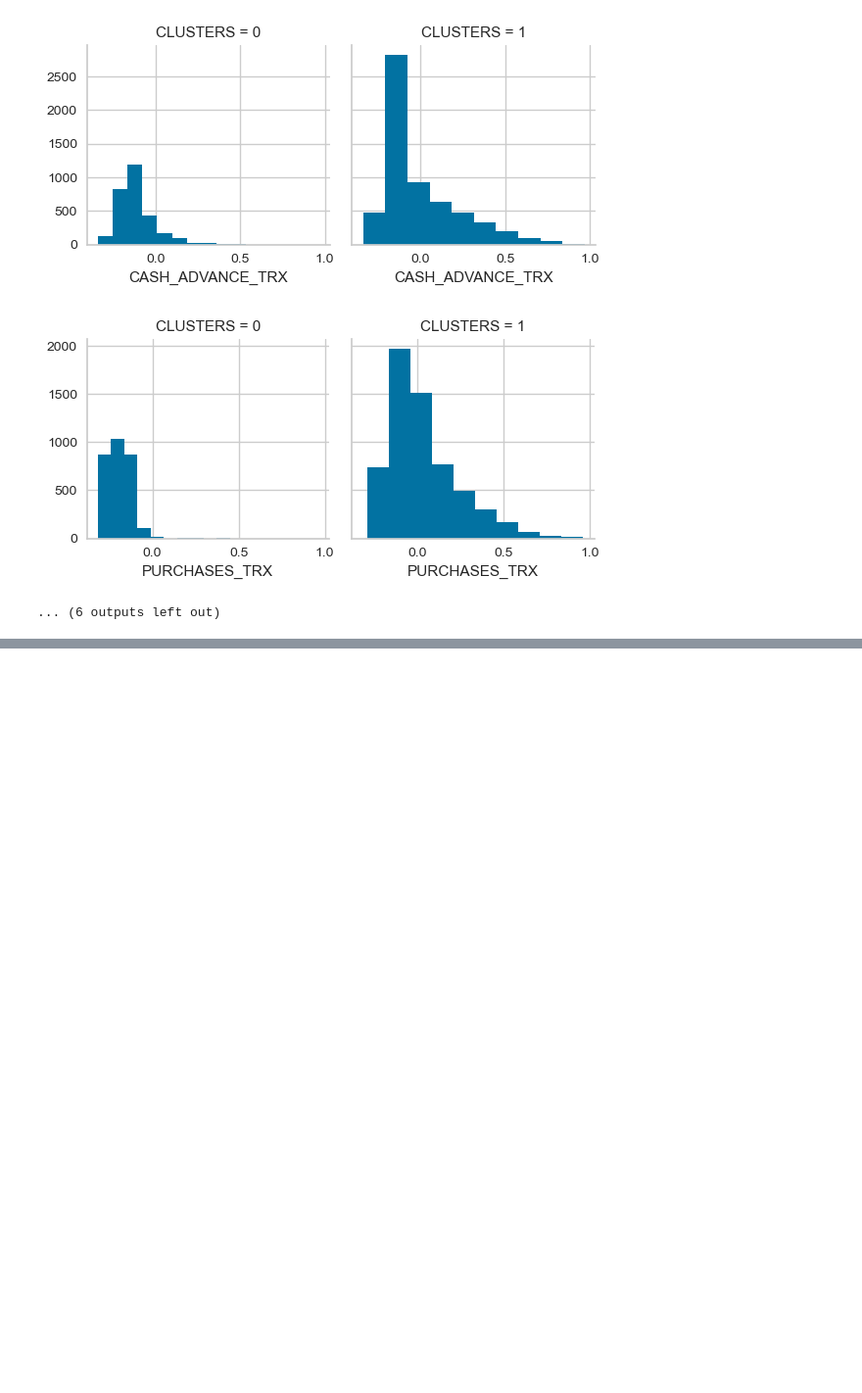
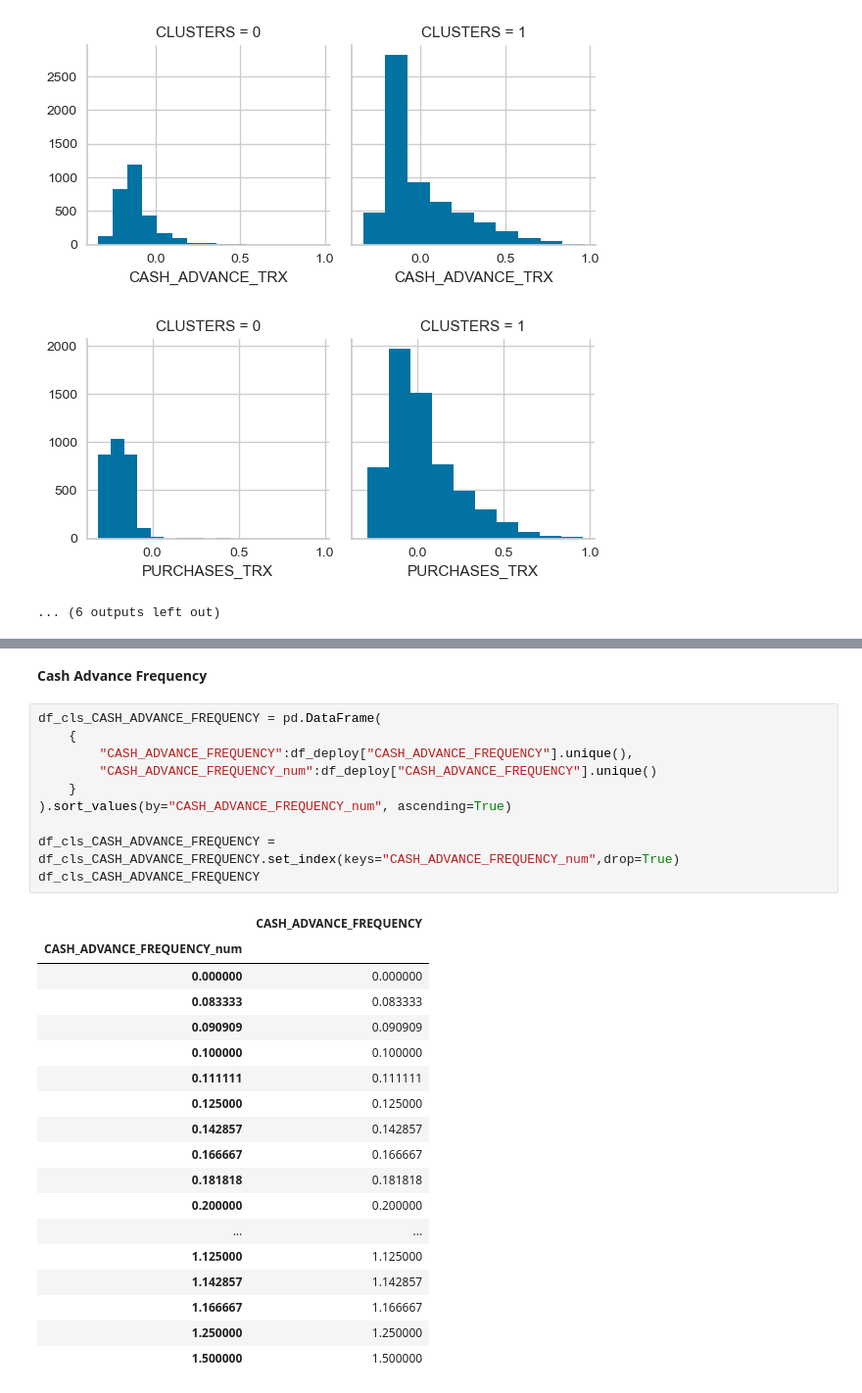
Before and after one commit to qarisp/H8_PYTN-KS08-019, a Jupyter notebook: FinalProject/FinalProject4/Notebook/PYTN_KampusMerdek_fp4_Qaris Ardian Pratama.ipynb, the cells around one changed output, grey strips where cells are left out. Shown at 98% size. Cells and saved outputs as stored; diff of their text form; blank space fills up the shorter version.

```diff
--- a/FinalProject/FinalProject4/Notebook/PYTN_KampusMerdek_fp4_Qaris Ardian Pratama.ipynb
+++ b/FinalProject/FinalProject4/Notebook/PYTN_KampusMerdek_fp4_Qaris Ardian Pratama.ipynb
@@ -520,0 +683,31 @@ clus_df.head()
+# %% [markdown]
+**Cash Advance Frequency**
+# %%
+df_cls_CASH_ADVANCE_FREQUENCY = pd.DataFrame(
+    {
+        "CASH_ADVANCE_FREQUENCY":df_deploy["CASH_ADVANCE_FREQUENCY"].unique(),
+        "CASH_ADVANCE_FREQUENCY_num":df_deploy["CASH_ADVANCE_FREQUENCY"].unique()
+    }
+).sort_values(by="CASH_ADVANCE_FREQUENCY_num", ascending=True)
+
+df_cls_CASH_ADVANCE_FREQUENCY = df_cls_CASH_ADVANCE_FREQUENCY.set_index(keys="CASH_ADVANCE_FREQUENCY_num",drop=True)
+df_cls_CASH_ADVANCE_FREQUENCY
+# %% [output]
+|  | CASH_ADVANCE_FREQUENCY |
+| CASH_ADVANCE_FREQUENCY_num |  |
+| 0.000000 | 0.000000 |
+| 0.083333 | 0.083333 |
+| 0.090909 | 0.090909 |
+| 0.100000 | 0.100000 |
+| 0.111111 | 0.111111 |
+| 0.125000 | 0.125000 |
+| 0.142857 | 0.142857 |
+| 0.166667 | 0.166667 |
+| 0.181818 | 0.181818 |
+| 0.200000 | 0.200000 |
+| ... | ... |
+| 1.125000 | 1.125000 |
+| 1.142857 | 1.142857 |
+| 1.166667 | 1.166667 |
+| 1.250000 | 1.250000 |
+| 1.500000 | 1.500000 |
```
Also changed, not shown: parts of 54 cells of this notebook.
